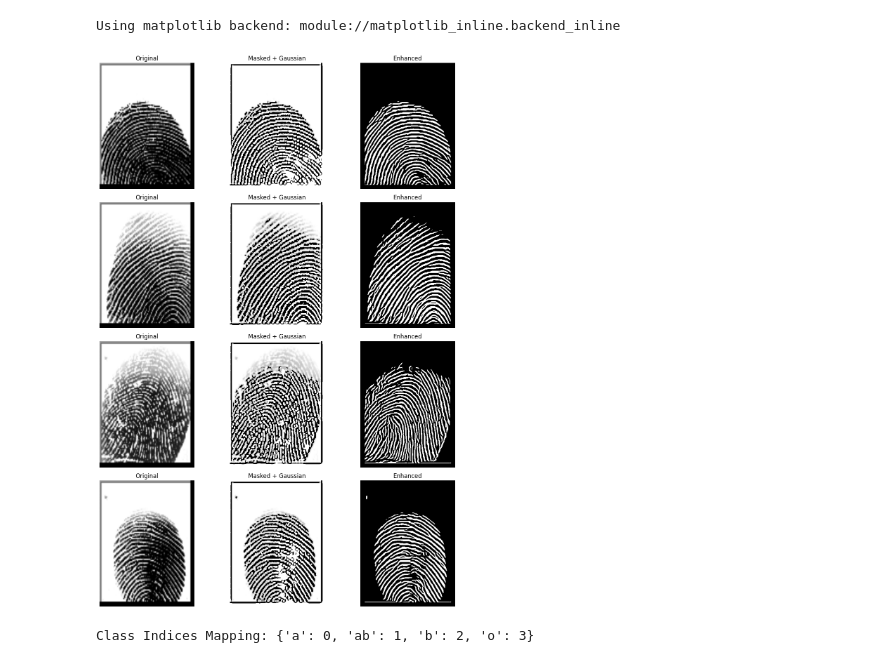
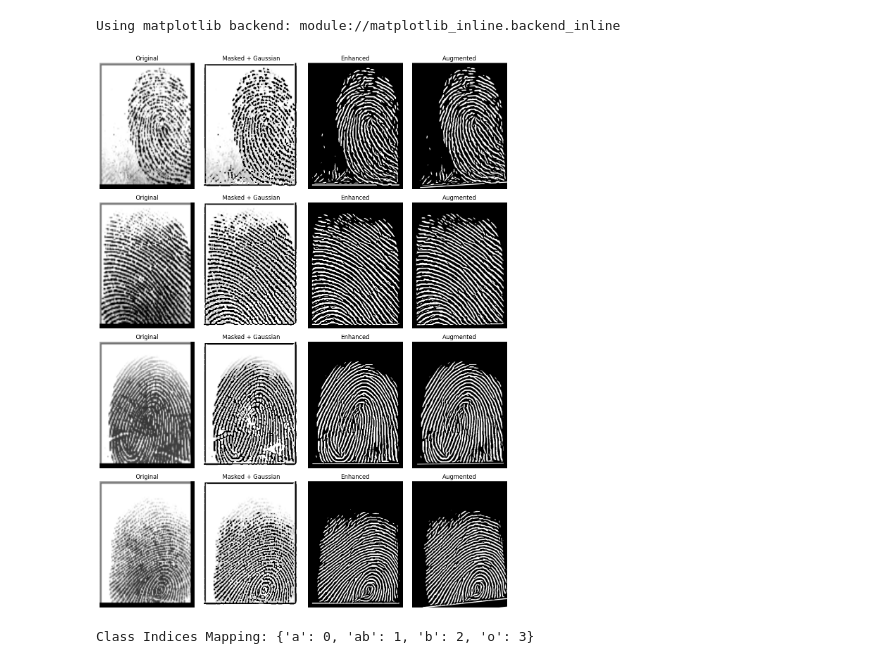
Before and after one commit to Rejeno/BioScan, a Jupyter notebook: train_model_two.ipynb, the cells around one changed output. Cells and saved outputs as stored; diff of their text form; code cells hidden in the pictures.

Commit message:
visualization for augmentation

```diff
--- a/train_model_two.ipynb
+++ b/train_model_two.ipynb
@@ -235,40 +234,47 @@ def visualize_samples(generator, num_samples=4):
     Visualize original, processed, and enhanced images from the generator.
     """
     sample_paths = random.sample(generator.filepaths, num_samples)
-    fig, axes = plt.subplots(num_samples, 3, figsize=(12, 4 * num_samples))
+    fig, axes = plt.subplots(num_samples, 4, figsize=(12, 4 * num_samples))
 
     for i, img_path in enumerate(sample_paths):
         # Load original image
         img_orig = cv2.imread(img_path, cv2.IMREAD_GRAYSCALE)
         img_orig = cv2.resize(img_orig, generator.img_size)
 
         # Apply masked processing
         img_processed = apply_masked_processing(img_orig)
 
         # Enhance fingerprint
         img_enhanced = fingerprint_enhancer.enhance_fingerprint(img_processed)
         img_enhanced = (img_enhanced * 255).astype(np.uint8)
+
+         # Apply simple augmentation
+        img_augmented = simple_augment(img_enhanced)
 
         # Plot images
         axes[i, 0].imshow(img_orig, cmap='gray')
         axes[i, 0].set_title('Original')
         axes[i, 0].axis('off')
 
         axes[i, 1].imshow(img_processed, cmap='gray')
         axes[i, 1].set_title('Masked + Gaussian')
         axes[i, 1].axis('off')
 
         axes[i, 2].imshow(img_enhanced, cmap='gray')
         axes[i, 2].set_title('Enhanced')
         axes[i, 2].axis('off')
 
+        axes[i, 3].imshow(img_augmented, cmap='gray')
+        axes[i, 3].set_title('Augmented')
+        axes[i, 3].axis('off')
+
     plt.tight_layout()
     plt.show()
 
 # Visualize samples from the training generator
 visualize_samples(train_gen, num_samples=4)
 # %% [output]
-[figure, old version]
+[figure, new version]
 # %%
 # Check the class indices mapping
 print("Class Indices Mapping:", train_gen.class_indices)
```
Also changed, not shown: parts of 2 cells of this notebook.
